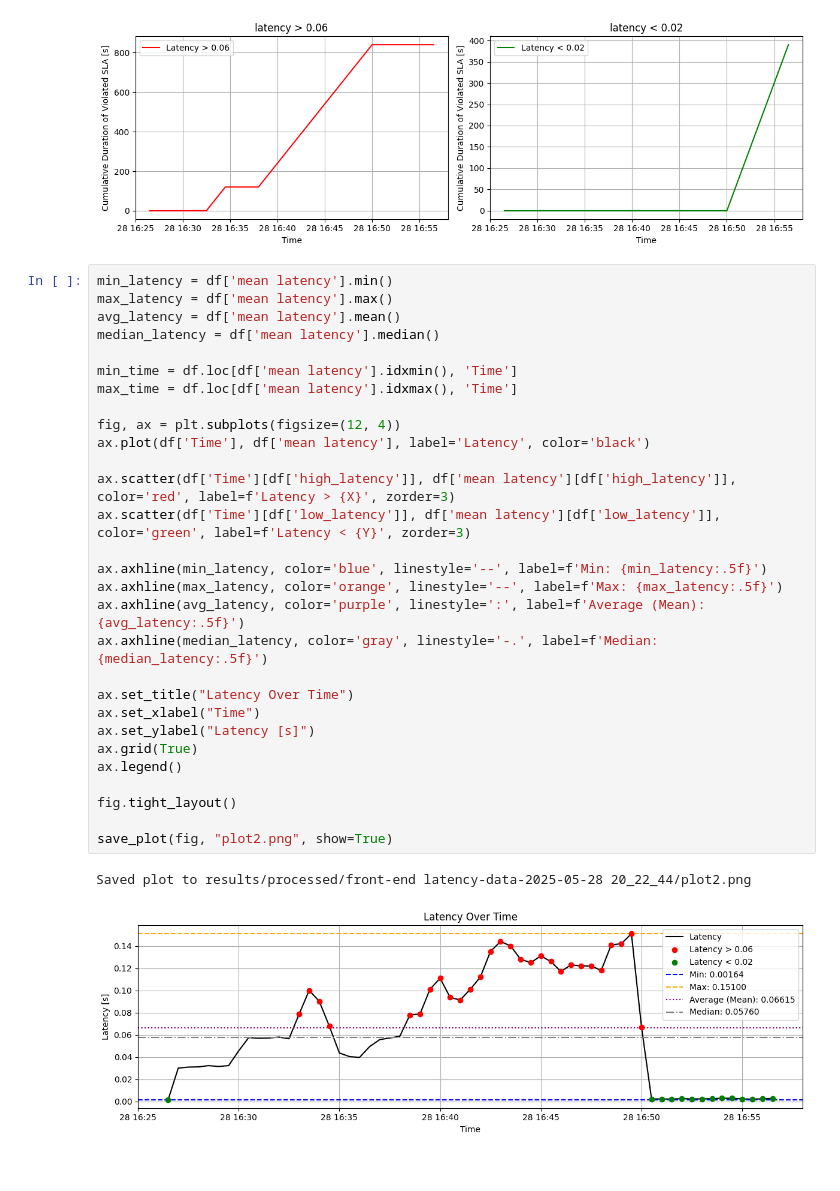
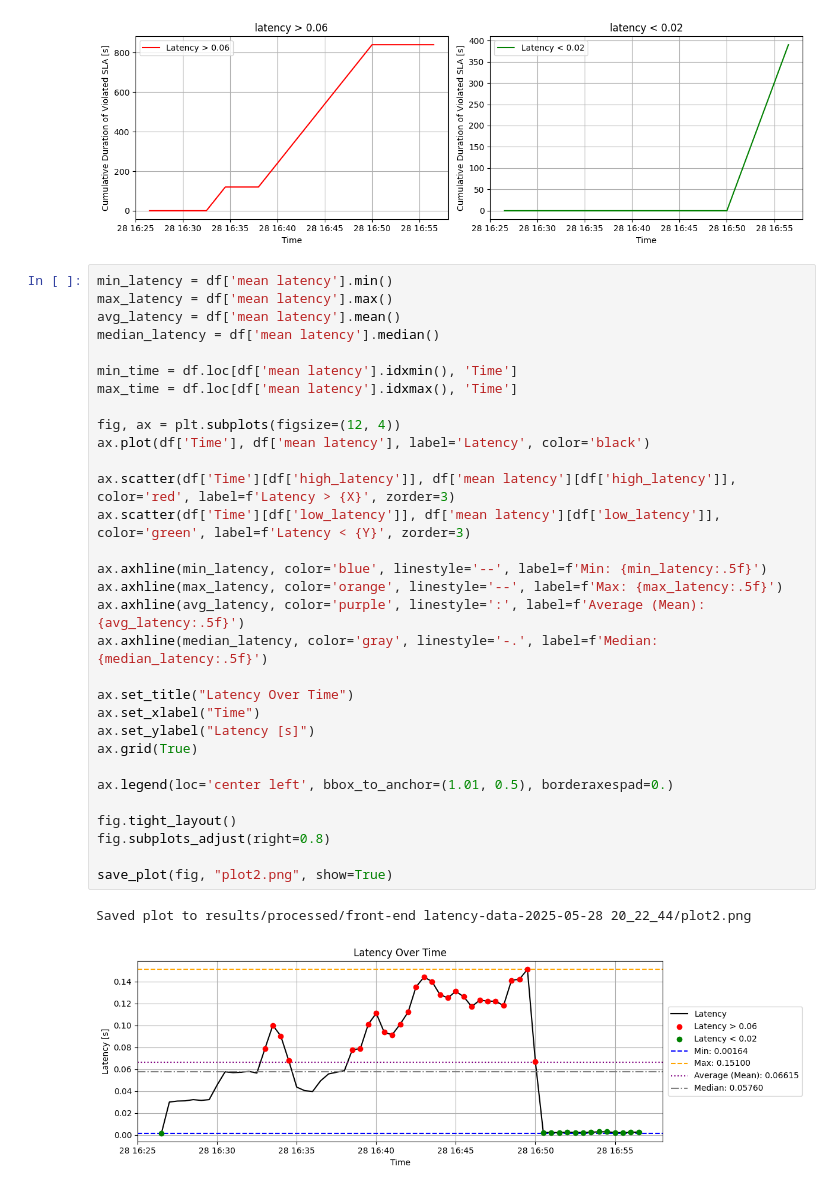
Before and after one commit to MoAM-CNEE/demo, a Jupyter notebook: scenarios/k8s-scaling/results_processing.ipynb, the cells around one changed output. Drawn from its saved outputs; the diff is of its cells as text.

```diff
--- a/scenarios/k8s-scaling/results_processing.ipynb
+++ b/scenarios/k8s-scaling/results_processing.ipynb
@@ -53,32 +53,34 @@ Saved plot to results/processed/front-end latency-data-2025-05-28 20_22_44/plot1
 # %%
 min_latency = df['mean latency'].min()
 max_latency = df['mean latency'].max()
 avg_latency = df['mean latency'].mean()
 median_latency = df['mean latency'].median()
 
 min_time = df.loc[df['mean latency'].idxmin(), 'Time']
 max_time = df.loc[df['mean latency'].idxmax(), 'Time']
 
 fig, ax = plt.subplots(figsize=(12, 4))
 ax.plot(df['Time'], df['mean latency'], label='Latency', color='black')
 
 ax.scatter(df['Time'][df['high_latency']], df['mean latency'][df['high_latency']], color='red', label=f'Latency > {X}', zorder=3)
 ax.scatter(df['Time'][df['low_latency']], df['mean latency'][df['low_latency']], color='green', label=f'Latency < {Y}', zorder=3)
 
 ax.axhline(min_latency, color='blue', linestyle='--', label=f'Min: {min_latency:.5f}')
 ax.axhline(max_latency, color='orange', linestyle='--', label=f'Max: {max_latency:.5f}')
 ax.axhline(avg_latency, color='purple', linestyle=':', label=f'Average (Mean): {avg_latency:.5f}')
 ax.axhline(median_latency, color='gray', linestyle='-.', label=f'Median: {median_latency:.5f}')
 
 ax.set_title("Latency Over Time")
 ax.set_xlabel("Time")
 ax.set_ylabel("Latency [s]")
 ax.grid(True)
-ax.legend()
+
+ax.legend(loc='center left', bbox_to_anchor=(1.01, 0.5), borderaxespad=0.)
 
 fig.tight_layout()
+fig.subplots_adjust(right=0.8)
 
 save_plot(fig, "plot2.png", show=True)
 # %% [output]
 Saved plot to results/processed/front-end latency-data-2025-05-28 20_22_44/plot2.png
-[figure, old version]
+[figure, new version]
```
Also changed, not shown: 1 other file.
